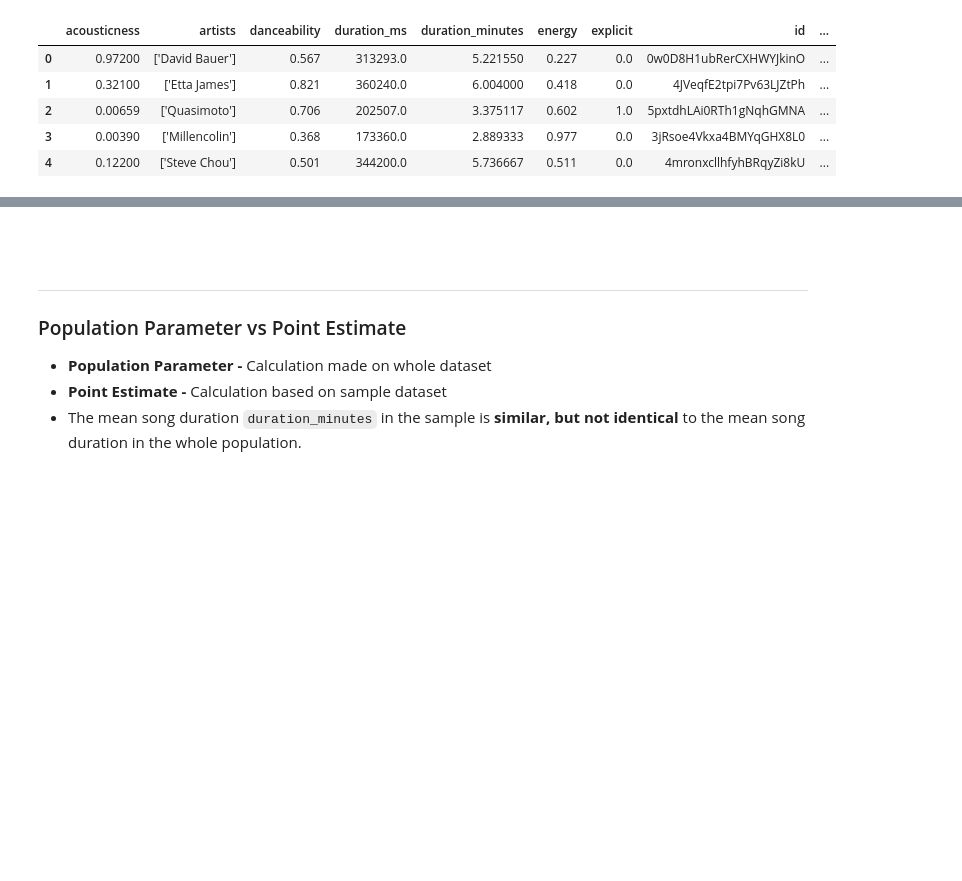
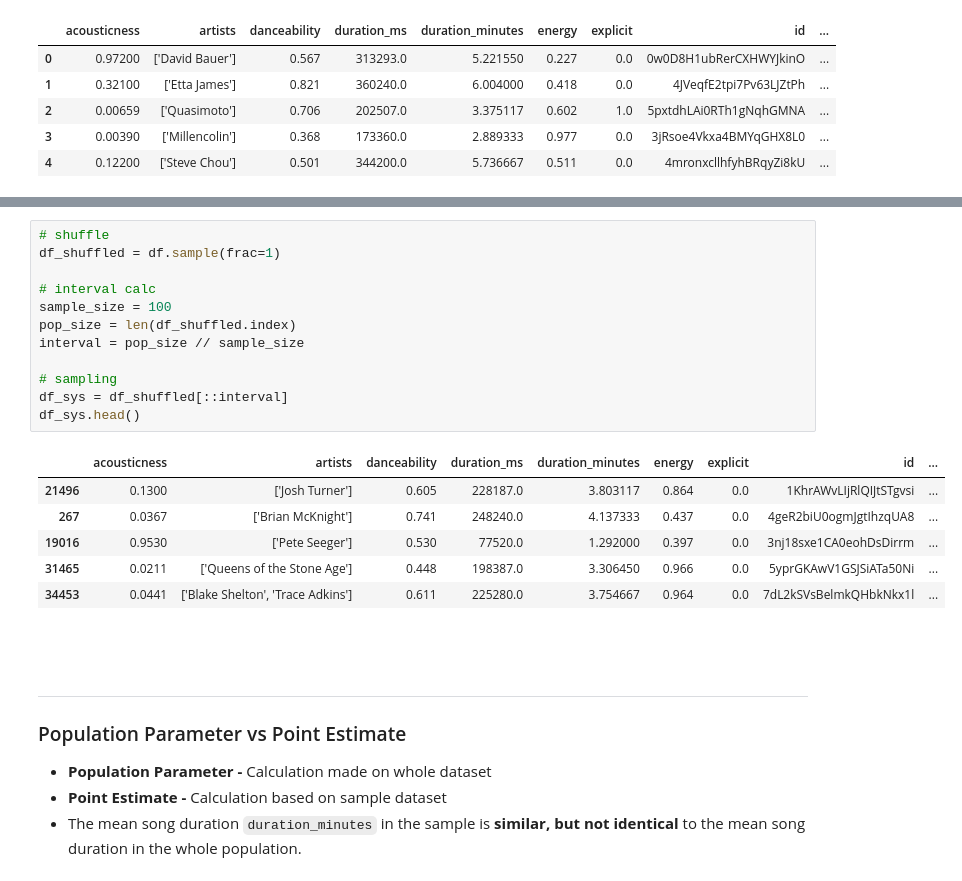
Before and after one commit to noodle-soups/Sampling-in-Python, a Jupyter notebook: Sampling_in_Python.ipynb, the cells around one changed output, grey strips where cells are left out. Drawn from its saved outputs; the diff is of its cells as text; blank space fills up the shorter version.

```diff
--- a/Sampling_in_Python.ipynb
+++ b/Sampling_in_Python.ipynb
@@ -48,3 +67,22 @@ df_samp.head()
+# %%
+# shuffle
+df_shuffled = df.sample(frac=1)
+
+# interval calc
+sample_size = 100
+pop_size = len(df_shuffled.index)
+interval = pop_size // sample_size
+
+# sampling
+df_sys = df_shuffled[::interval]
+df_sys.head()
+# %% [output]
+|  | acousticness | artists | danceability | duration_ms | duration_minutes | energy | explicit | id | ... |
+| 21496 | 0.1300 | ['Josh Turner'] | 0.605 | 228187.0 | 3.803117 | 0.864 | 0.0 | 1KhrAWvLIjRlQIJtSTgvsi | ... |
+| 267 | 0.0367 | ['Brian McKnight'] | 0.741 | 248240.0 | 4.137333 | 0.437 | 0.0 | 4geR2biU0ogmJgtIhzqUA8 | ... |
+| 19016 | 0.9530 | ['Pete Seeger'] | 0.530 | 77520.0 | 1.292000 | 0.397 | 0.0 | 3nj18sxe1CA0eohDsDirrm | ... |
+| 31465 | 0.0211 | ['Queens of the Stone Age'] | 0.448 | 198387.0 | 3.306450 | 0.966 | 0.0 | 5yprGKAwV1GSJSiATa50Ni | ... |
+| 34453 | 0.0441 | ['Blake Shelton', 'Trace Adkins'] | 0.611 | 225280.0 | 3.754667 | 0.964 | 0.0 | 7dL2kSVsBelmkQHbkNkx1l | ... |
 # %% [markdown]
 <br>
 
```
Also changed, not shown: parts of 6 cells of this notebook.
